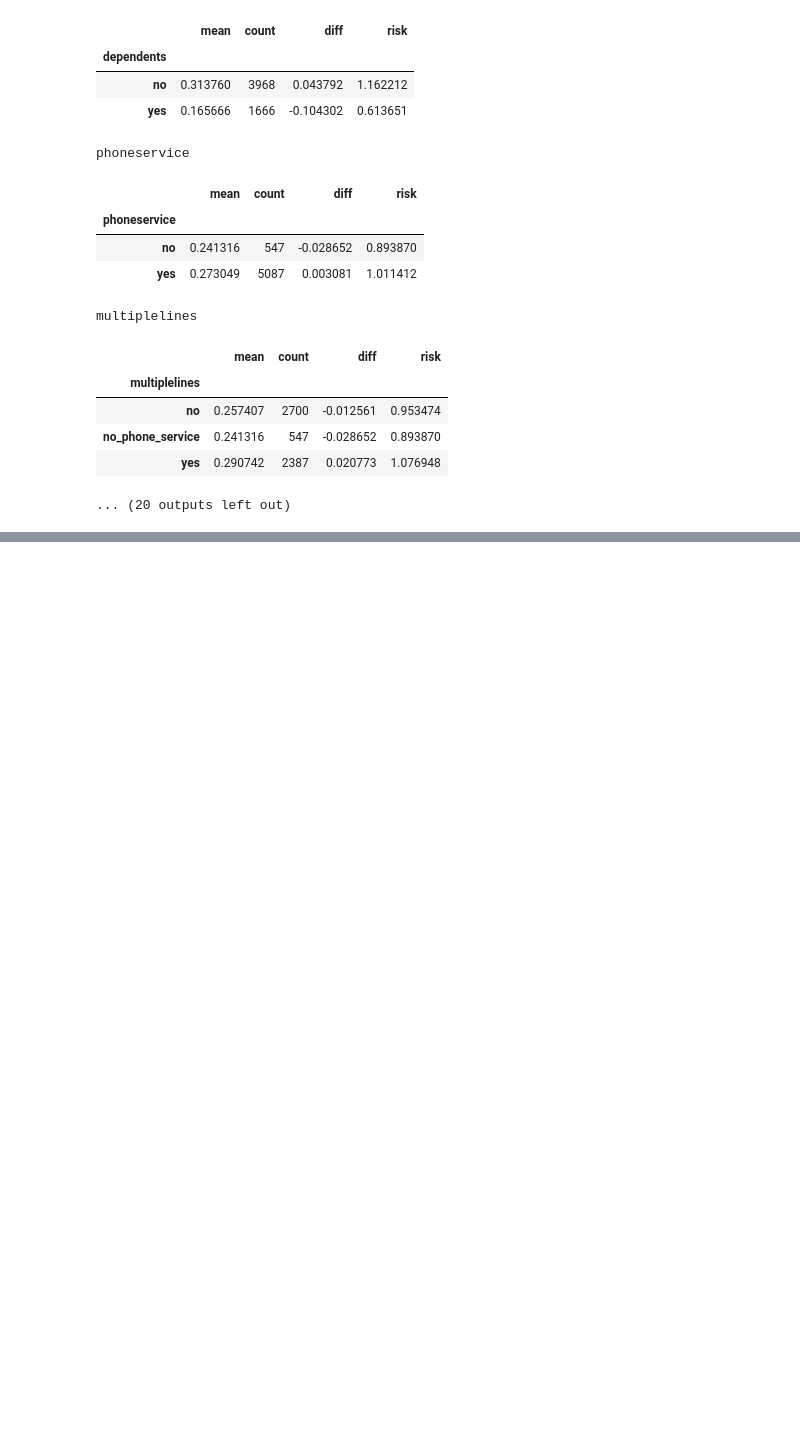
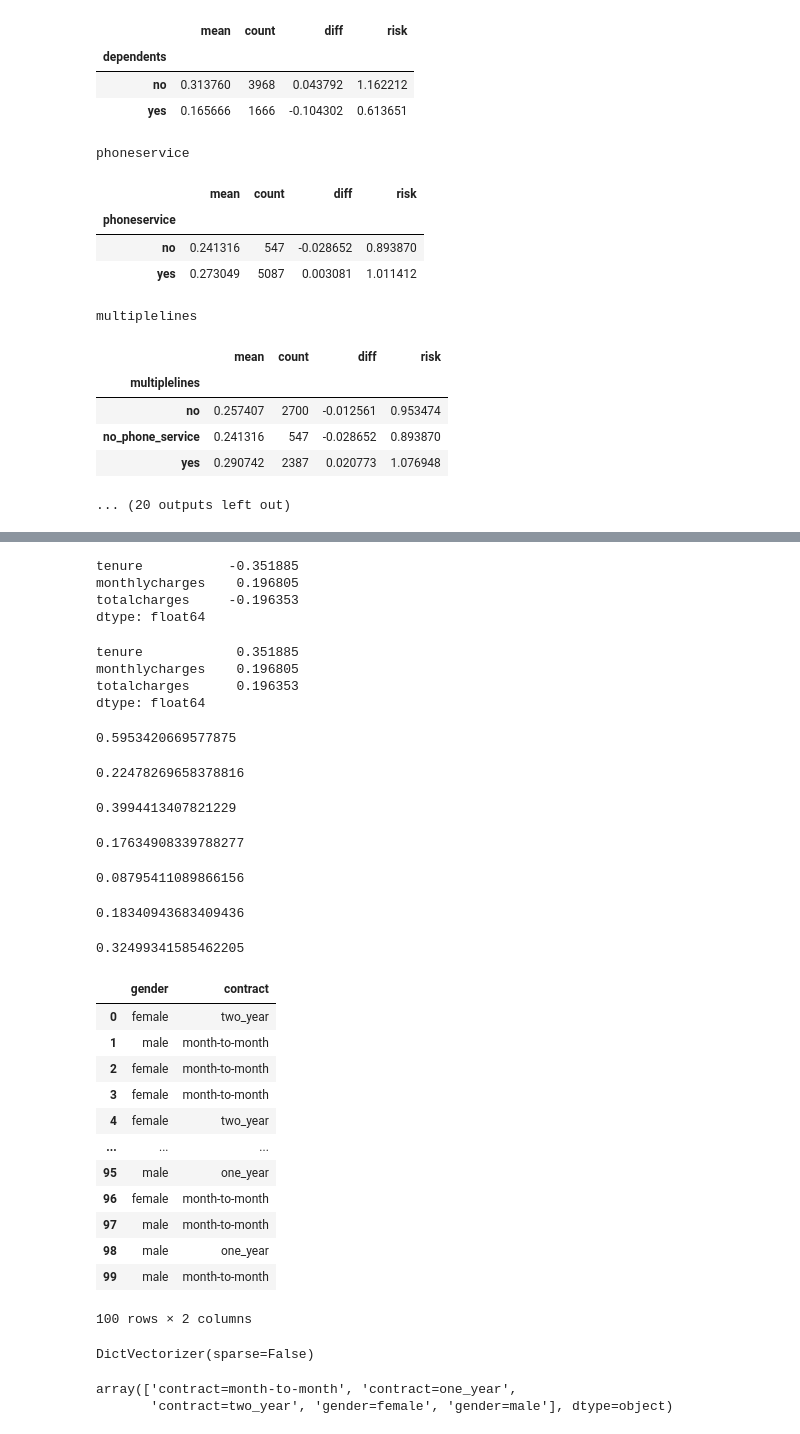
Before and after one commit to zerokodes/Churn_Prediction, a Jupyter notebook: Churn_Prediction.ipynb, the cells around one changed output, grey strips where cells are left out. Drawn from its saved outputs; the diff is of its cells as text; code cells hidden in the pictures; blank space fills up the shorter version.

```diff
--- a/Churn_Prediction.ipynb
+++ b/Churn_Prediction.ipynb
@@ -385,0 +430,42 @@ multiplelines
+# %%
+df_full_train[numerical].corrwith(df_full_train.churn)
+# %% [output]
+tenure           -0.351885
+monthlycharges    0.196805
+totalcharges     -0.196353
+dtype: float64
+# %%
+df_full_train[numerical].corrwith(df_full_train.churn).abs()
+# %% [output]
+tenure            0.351885
+monthlycharges    0.196805
+totalcharges      0.196353
+dtype: float64
+# %%
+df_full_train[df_full_train.tenure <= 2].churn.mean()
+# %% [output]
+0.5953420669577875
+# %%
+df_full_train[df_full_train.tenure > 2].churn.mean()
+# %% [output]
+0.22478269658378816
+# %%
+df_full_train[(df_full_train.tenure > 2) & (df_full_train.tenure <= 12)].churn.mean()
+# %% [output]
+0.3994413407821229
+# %%
+df_full_train[df_full_train.tenure > 12].churn.mean()
+# %% [output]
+0.17634908339788277
+# %%
+df_full_train[df_full_train.monthlycharges <= 20].churn.mean()
+# %% [output]
+0.08795411089866156
+# %%
+df_full_train[(df_full_train.monthlycharges > 20) & (df_full_train.monthlycharges <= 50)].churn.mean()
+# %% [output]
+0.18340943683409436
+# %%
+df_full_train[df_full_train.monthlycharges > 50].churn.mean()
+# %% [output]
+0.32499341585462205
@@ -385,0 +474,16 @@ multiplelines
+# %%
+df_train[['gender', 'contract']].iloc[:100]
+# %% [output]
+|  | gender | contract |
+| 0 | female | two_year |
+| 1 | male | month-to-month |
+| 2 | female | month-to-month |
+| 3 | female | month-to-month |
+| 4 | female | two_year |
+| ... | ... | ... |
+| 95 | male | one_year |
+| 96 | female | month-to-month |
+| 97 | male | month-to-month |
+| 98 | male | one_year |
+| 99 | male | month-to-month |
+100 rows × 2 columns
@@ -385,0 +494,9 @@ multiplelines
+# %%
+dv.fit(dicts)
+# %% [output]
+DictVectorizer(sparse=False)
+# %%
+dv.get_feature_names_out()
+# %% [output]
+array(['contract=month-to-month', 'contract=one_year',
+       'contract=two_year', 'gender=female', 'gender=male'], dtype=object)
```
Also changed, not shown: parts of 62 cells of this notebook.
